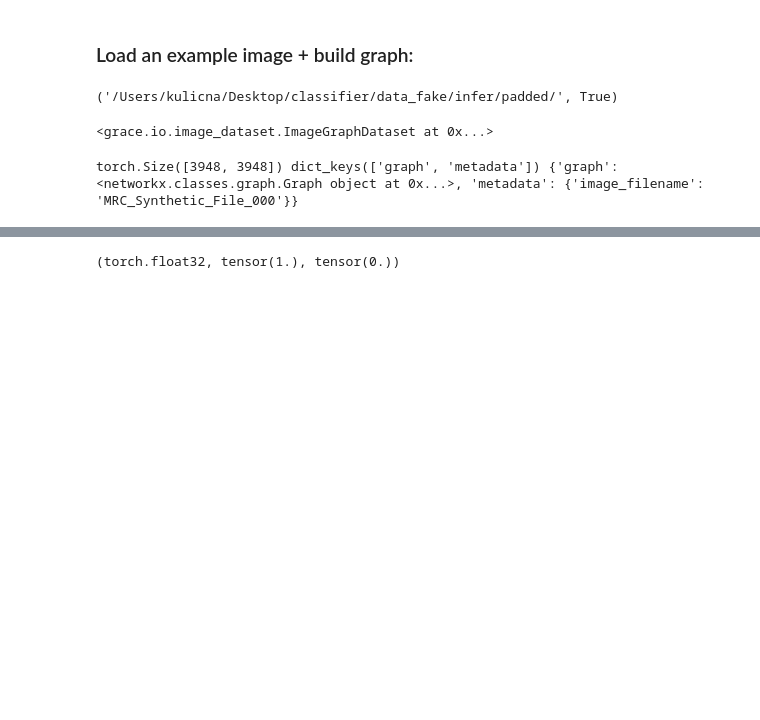
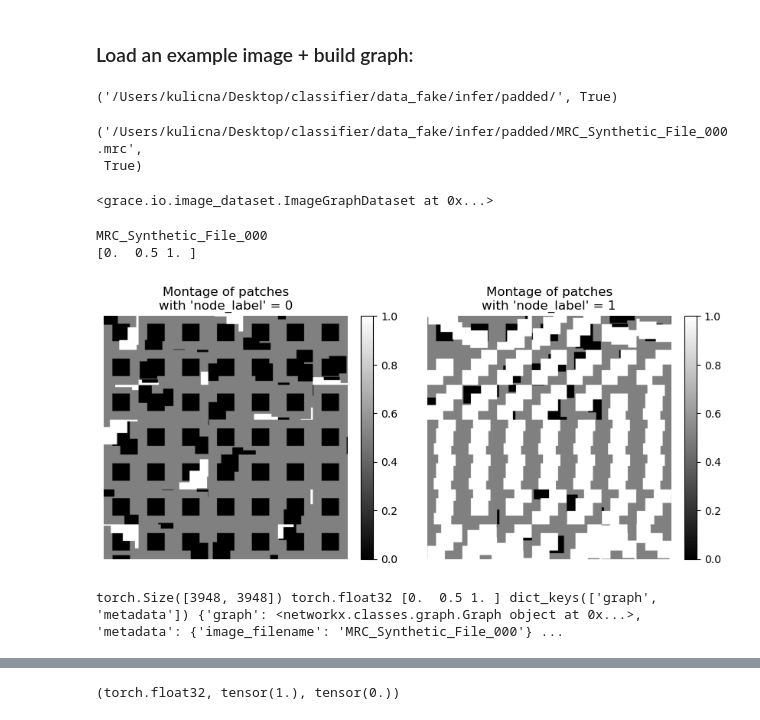
Before and after one commit to alan-turing-institute/grace, a Jupyter notebook: notebooks/optimise_graph_fake.ipynb, the cells around one changed output, grey strips where cells are left out. Drawn from its saved outputs; the diff is of its cells as text; code cells hidden in the pictures; blank space fills up the shorter version.

```diff
--- a/notebooks/optimise_graph_fake.ipynb
+++ b/notebooks/optimise_graph_fake.ipynb
@@ -31,3 +37,9 @@ IMAGE_DIR = "/Users/kulicna/Desktop/classifier/data_fake/infer/padded/"
 IMAGE_DIR, os.path.isdir(IMAGE_DIR)
 # %% [output]
 ('/Users/kulicna/Desktop/classifier/data_fake/infer/padded/', True)
+# %%
+IMAGE_FN = os.path.join(IMAGE_DIR, "MRC_Synthetic_File_000.mrc")
+IMAGE_FN, os.path.isfile(IMAGE_FN)
+# %% [output]
+('/Users/kulicna/Desktop/classifier/data_fake/infer/padded/MRC_Synthetic_File_000.mrc',
+ True)
@@ -43,7 +63,10 @@ image_graph_dataset
 <grace.io.image_dataset.ImageGraphDataset at 0x...>
 # %%
 for image, graph_data in image_graph_dataset:
-    image = image.T
-    print (image.shape, graph_data.keys(), graph_data)
+    #image = image.T
+    print (image.shape, image.dtype, np.unique(image), graph_data.keys(), graph_data)
 # %% [output]
-torch.Size([3948, 3948]) dict_keys(['graph', 'metadata']) {'graph': <networkx.classes.graph.Graph object at 0x...>, 'metadata': {'image_filename': 'MRC_Synthetic_File_000'}}
+MRC_Synthetic_File_000
+[0.  0.5 1. ]
+[figure, added]
+torch.Size([3948, 3948]) torch.float32 [0.  0.5 1. ] dict_keys(['graph', 'metadata']) {'graph': <networkx.classes.graph.Graph object at 0x...>, 'metadata': {'image_filename': 'MRC_Synthetic_File_000'} ...
```
Also changed, not shown: parts of 39 cells of this notebook, 9 other files.
